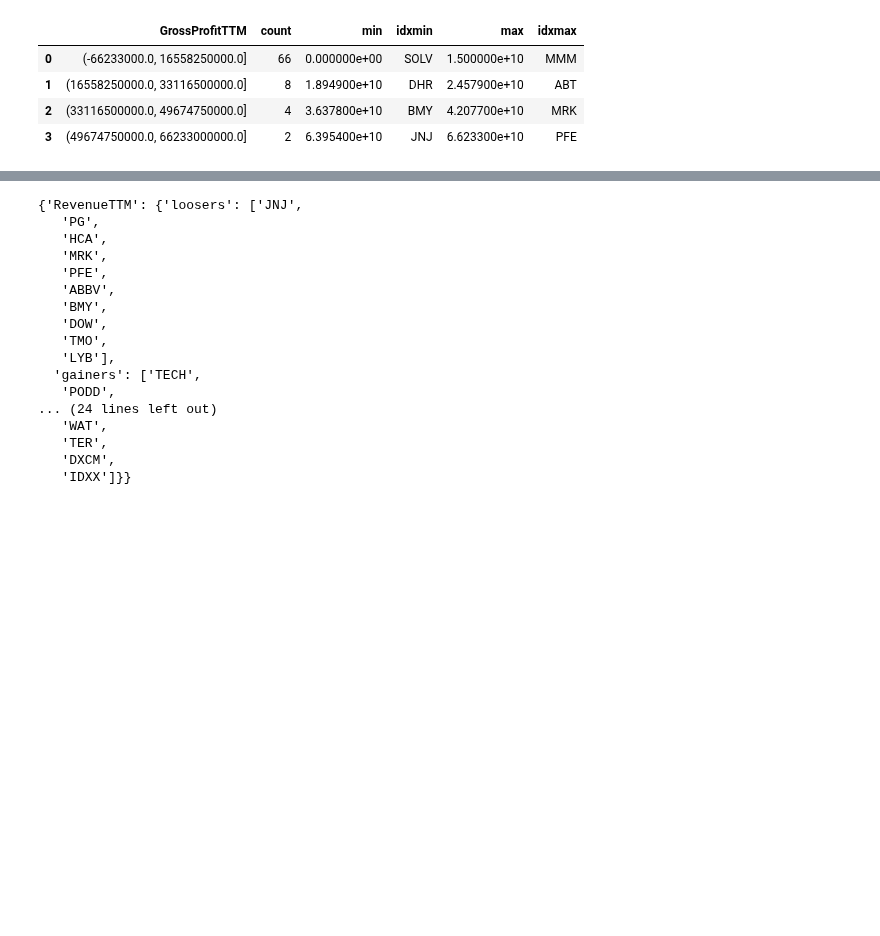
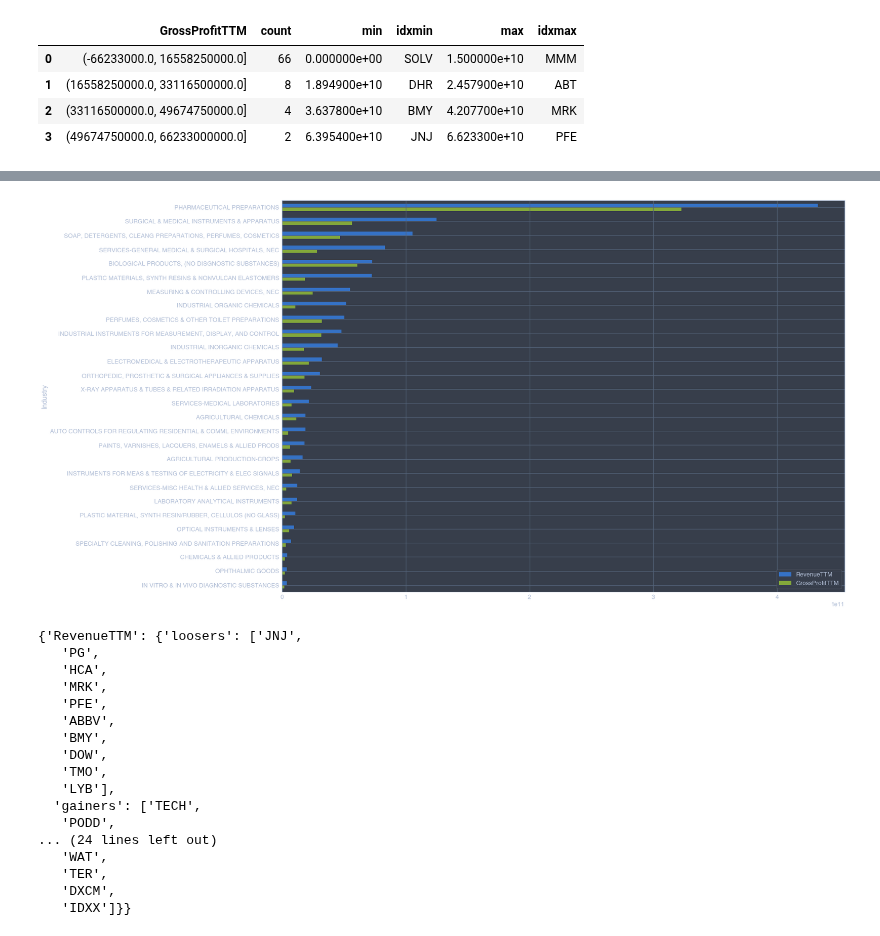
Before and after one commit to fadeeva/stock_market_research, a Jupyter notebook: Portfolio/Search_Review/Sectors_review/LIFE_SCIENCES.ipynb, the cells around one changed output, grey strips where cells are left out. Cells and saved outputs as stored; diff of their text form; code cells hidden in the pictures; blank space fills up the shorter version.

Commit message:
plot for industry

```diff
--- a/Portfolio/Search_Review/Sectors_review/LIFE_SCIENCES.ipynb
+++ b/Portfolio/Search_Review/Sectors_review/LIFE_SCIENCES.ipynb
@@ -338,3 +316,13 @@ ind_cap
+# %%
+sum_ = pd.DataFrame(index=ind_cap.index, data={'RevenueTTM': ind_cap['RevenueTTM']['sum'],
+                                               'GrossProfitTTM': ind_cap['GrossProfitTTM']['sum'],
+                                              })
+
+fig, ax = plt.subplots(1, figsize=(21, 15))
+
+sum_.sort_values('RevenueTTM', ascending=False).plot(kind='barh', ax=ax).invert_yaxis()
+# %% [output]
+[figure, added]
 # %%
 loosers_gainers(['RevenueTTM', 'GrossProfitTTM'], 10)
 # %% [output]
```
Also changed, not shown: parts of 1 cell of this notebook.
